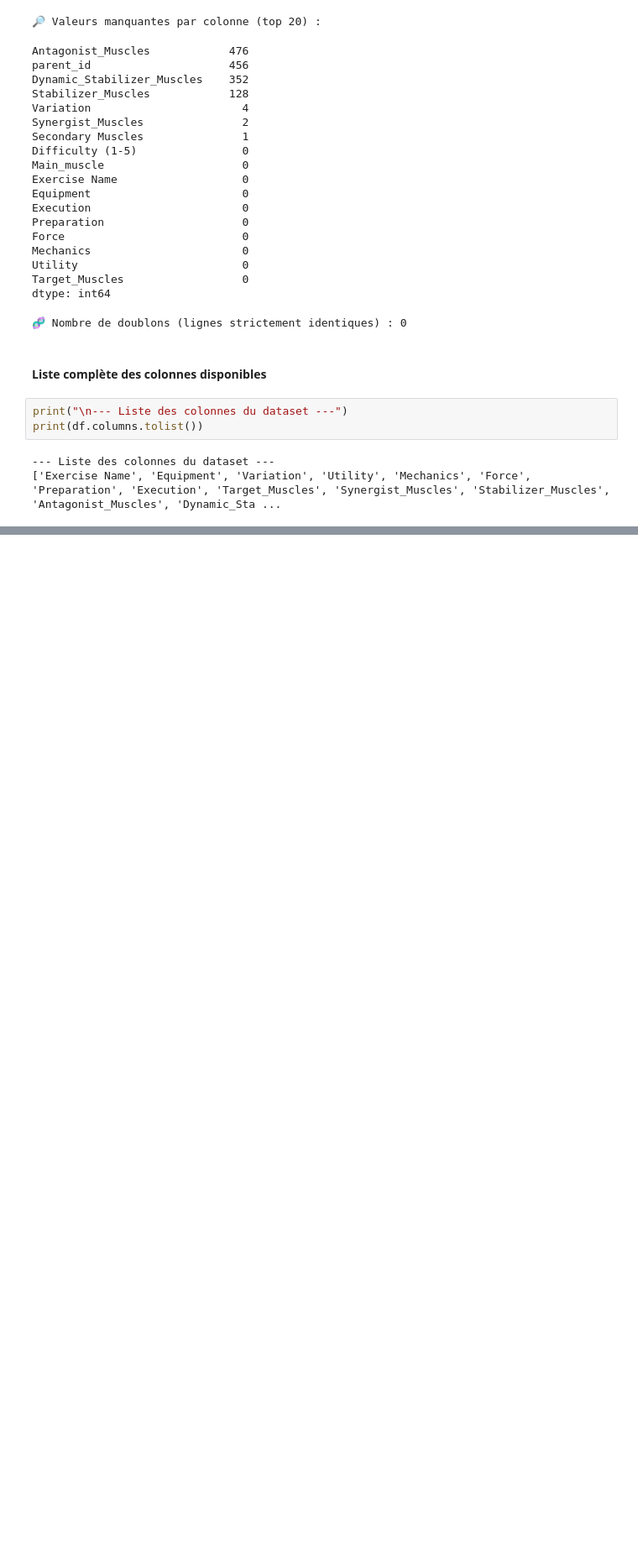
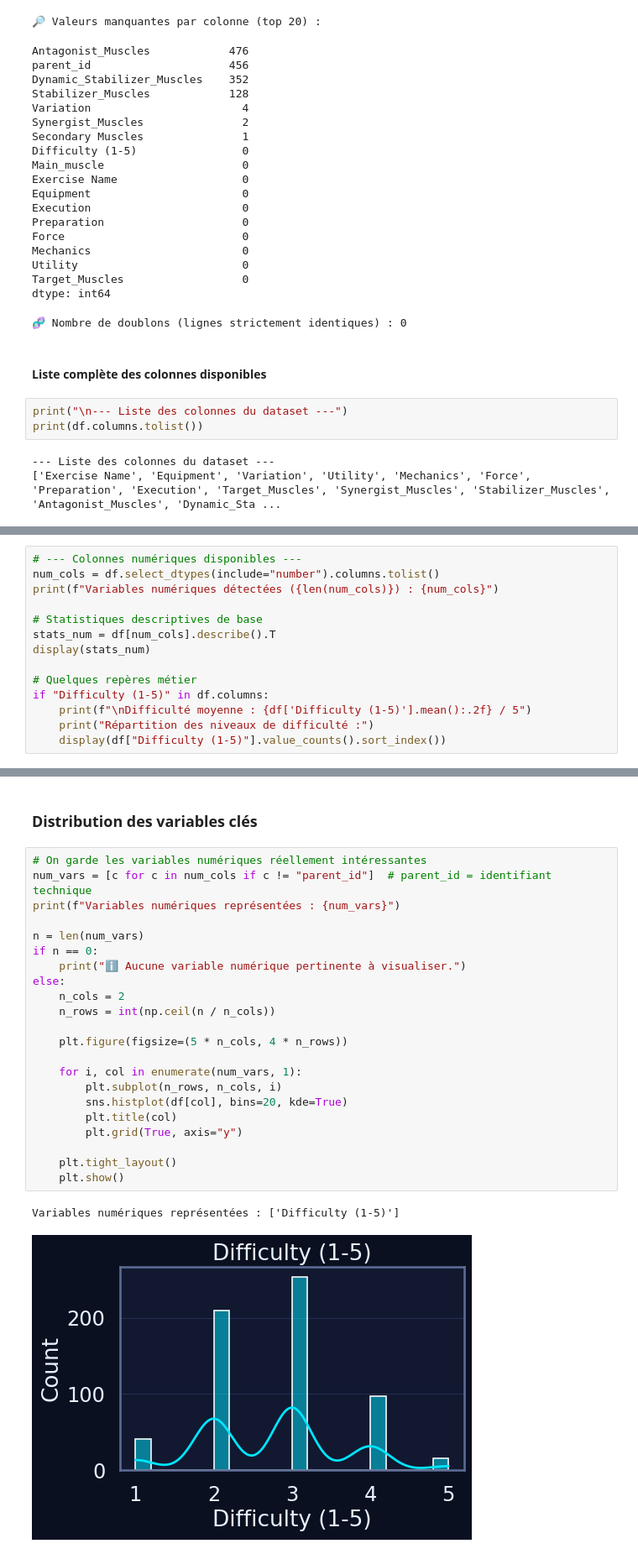
Before and after one commit to happy-developer/train.me, a Jupyter notebook: src/notebooks/eda/gym_exercises_dataset/eda_gym_exercises_dataset.ipynb, the cells around one changed output, grey strips where cells are left out. Shown: that part at 84% size. Cells and saved outputs as stored; diff of their text form; blank space fills up the shorter version.

Commit message:
EDA - gym_exercises_dataset - Statistiques descriptives

```diff
--- a/src/notebooks/eda/gym_exercises_dataset/eda_gym_exercises_dataset.ipynb
+++ b/src/notebooks/eda/gym_exercises_dataset/eda_gym_exercises_dataset.ipynb
@@ -226,0 +251,14 @@ print(df.columns.tolist())
+# %%
+# --- Colonnes numériques disponibles ---
+num_cols = df.select_dtypes(include="number").columns.tolist()
+print(f"Variables numériques détectées ({len(num_cols)}) : {num_cols}")
+
+# Statistiques descriptives de base
+stats_num = df[num_cols].describe().T
+display(stats_num)
+
+# Quelques repères métier
+if "Difficulty (1-5)" in df.columns:
+    print(f"\nDifficulté moyenne : {df['Difficulty (1-5)'].mean():.2f} / 5")
+    print("Répartition des niveaux de difficulté :")
+    display(df["Difficulty (1-5)"].value_counts().sort_index())
@@ -226,0 +279,27 @@ print(df.columns.tolist())
+# %% [markdown]
+### Distribution des variables clés
+# %%
+# On garde les variables numériques réellement intéressantes
+num_vars = [c for c in num_cols if c != "parent_id"]  # parent_id = identifiant technique
+print(f"Variables numériques représentées : {num_vars}")
+
+n = len(num_vars)
+if n == 0:
+    print("ℹ️ Aucune variable numérique pertinente à visualiser.")
+else:
+    n_cols = 2
+    n_rows = int(np.ceil(n / n_cols))
+
+    plt.figure(figsize=(5 * n_cols, 4 * n_rows))
+
+    for i, col in enumerate(num_vars, 1):
+        plt.subplot(n_rows, n_cols, i)
+        sns.histplot(df[col], bins=20, kde=True)
+        plt.title(col)
+        plt.grid(True, axis="y")
+
+    plt.tight_layout()
+    plt.show()
+# %% [output]
+Variables numériques représentées : ['Difficulty (1-5)']
+[figure, added]
```
Also changed, not shown: parts of 12 cells of this notebook, 1 other file.
